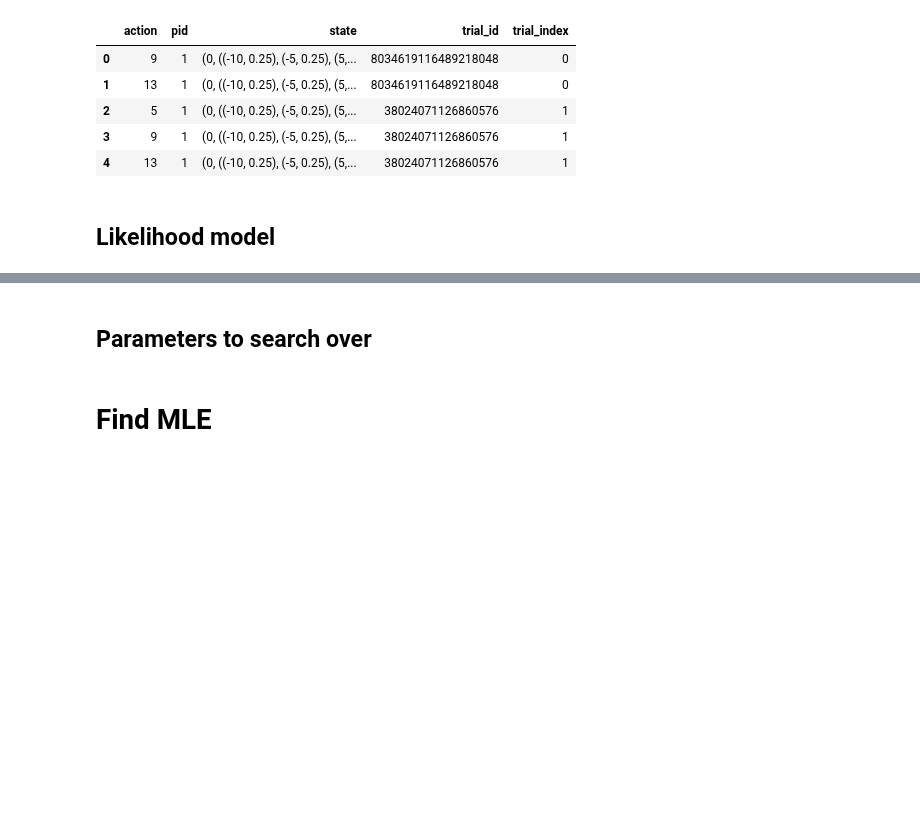
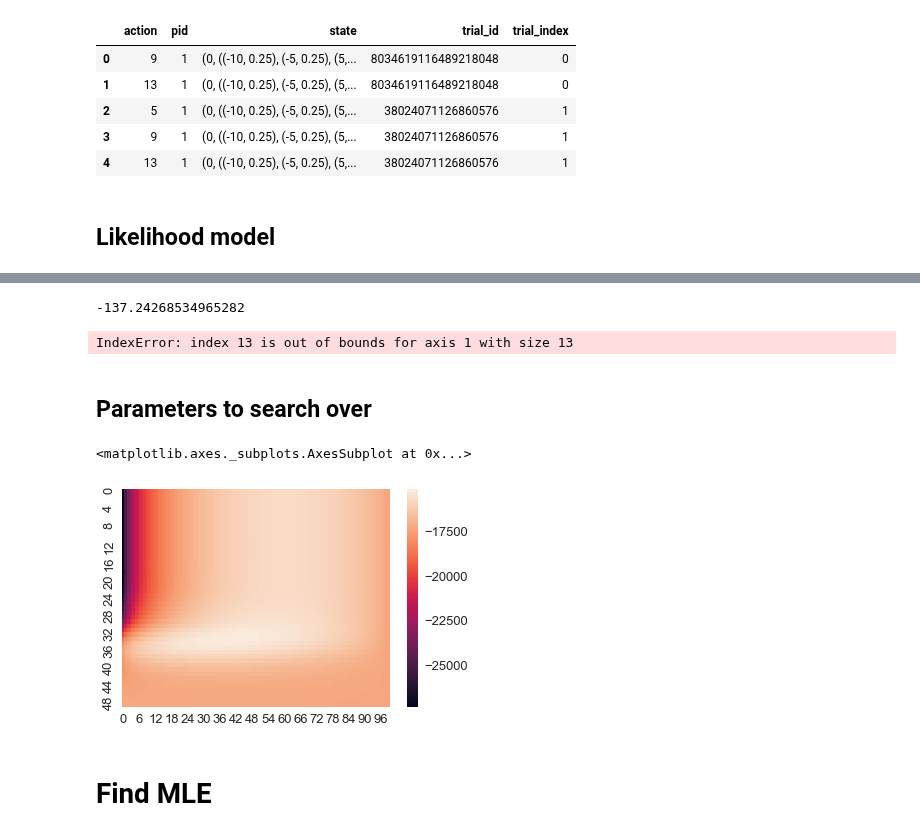
Before and after one commit to fredcallaway/planning, a Jupyter notebook: python/model_comparison.ipynb, the cells around one changed output, grey strips where cells are left out. Saved outputs shown, nothing was run; the diff lists cells and outputs as text; code cells hidden in the pictures; blank space fills up the shorter version.

Commit message:
continued model comparison

```diff
--- a/python/model_comparison.ipynb
+++ b/python/model_comparison.ipynb
@@ -75,13 +78,9 @@ def hash_x12(state):
 
 from policies import SoftmaxPolicy
 
-def get_optimal_policy(env):
-    Q, V, pi, info = solve(env, hash_state=hash_x12)
-    print(V(env.init))  # ~ 5 minutes for 312
-    return SoftmaxPolicy(Q)
-
-optimal_policy = get_optimal_policy(env)
-Q = optimal_policy.preference
+Q, V, pi, info = solve(env, hash_state=hash_x12)
+print(V(env.init))  # ~ 5 minutes for 312
+optimal_policy =  SoftmaxPolicy(Q)
 # %% [output]
 8.879117548465729
 # %% [markdown]
@@ -278,0 +350,12 @@ class MouselabModel():
+# %%
+opt_model = MouselabModel(env, Q, data.query('pid == 1'))
+bias = 7
+opt_model.prefs[:, -1] += bias
+opt_model.prefs -= opt_model.prefs.max(1).reshape(-1, 1)
+opt_logp = np.log(opt_model
+    .likelihood(temp=defaults['temp'], p_error=np.linspace(0.01,0.25))
+)
+opt_logp.sum(0).max()
+# sns.heatmap(opt_logp.sum(0))
+# %% [output]
+-137.24268534965282
@@ -279,9 +365,17 @@ class MouselabModel():
+# %%
+opt_model.prefs = X #- 0.1 *[]
+opt_logp = np.log(opt_model
+    .likelihood(temp=defaults['temp'], p_error=np.linspace(0.01,1, 100))
+)
+opt_logp[pid == 1].sum(0).max()
+# %% [output]
+IndexError: index 13 is out of bounds for axis 1 with size 13
 # %% [markdown]
 ## Parameters to search over
 # %%
 path_values = range(-30, 31, 5)
 defaults = {
-    'p_error': np.linspace(0.01,0.25, 25),
+    'p_error': np.linspace(0.01,1, 100),
     'satisfice': [v for v in path_values if v > 0],
     'prune': [v for v in path_values if v < 0],
     'temp': np.logspace(-5,1, 50),
@@ -312,10 +406,6 @@ models = {
         'satisfice': [None],
         'prune': [None],
     },
-    'satisfruning_optimal': {
-        **defaults,
-        'pref': Q,
-    },
     'random': {
         **defaults,
         'pref': lambda s, a: 0,
@@ -324,12 +414,25 @@ models = {
         'p_error': [1],
         'temp': [1e-10]
     },
-    'satisfruning_random': {
-        **defaults,
-        'pref': lambda s, a: 0,
-        'temp': [1e-10]
-    },
+#     'satisfruning_optimal': {
+#         **defaults,
+#         'pref': Q,
+#     },
+#     'satisfruning_random': {
+#         **defaults,
+#         'pref': lambda s, a: 0,
+#         'temp': [1e-10]
+#     },
 }
+# %%
+opt_model = MouselabModel(env, Q, data)
+opt_logp = np.log(opt_model.likelihood(temp=defaults['temp'],
+                                       p_error=np.linspace(0.01,1, 100))
+)
+sns.heatmap(opt_logp.sum(0))
+# %% [output]
+<matplotlib.axes._subplots.AxesSubplot at 0x...>
+[figure, added]
 # %% [markdown]
 # Find MLE
 # %%
```
Also changed, not shown: parts of 57 cells of this notebook, 1 other file.
